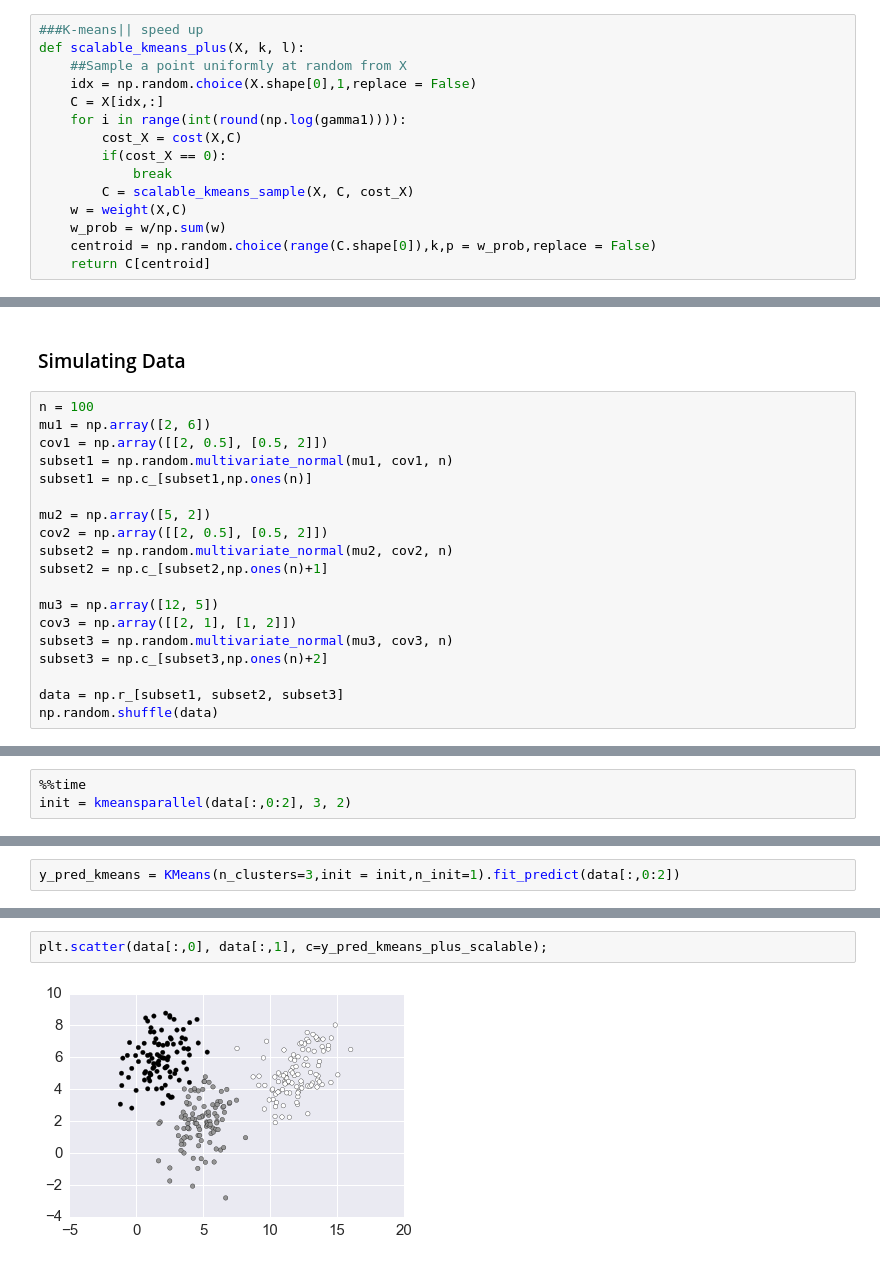
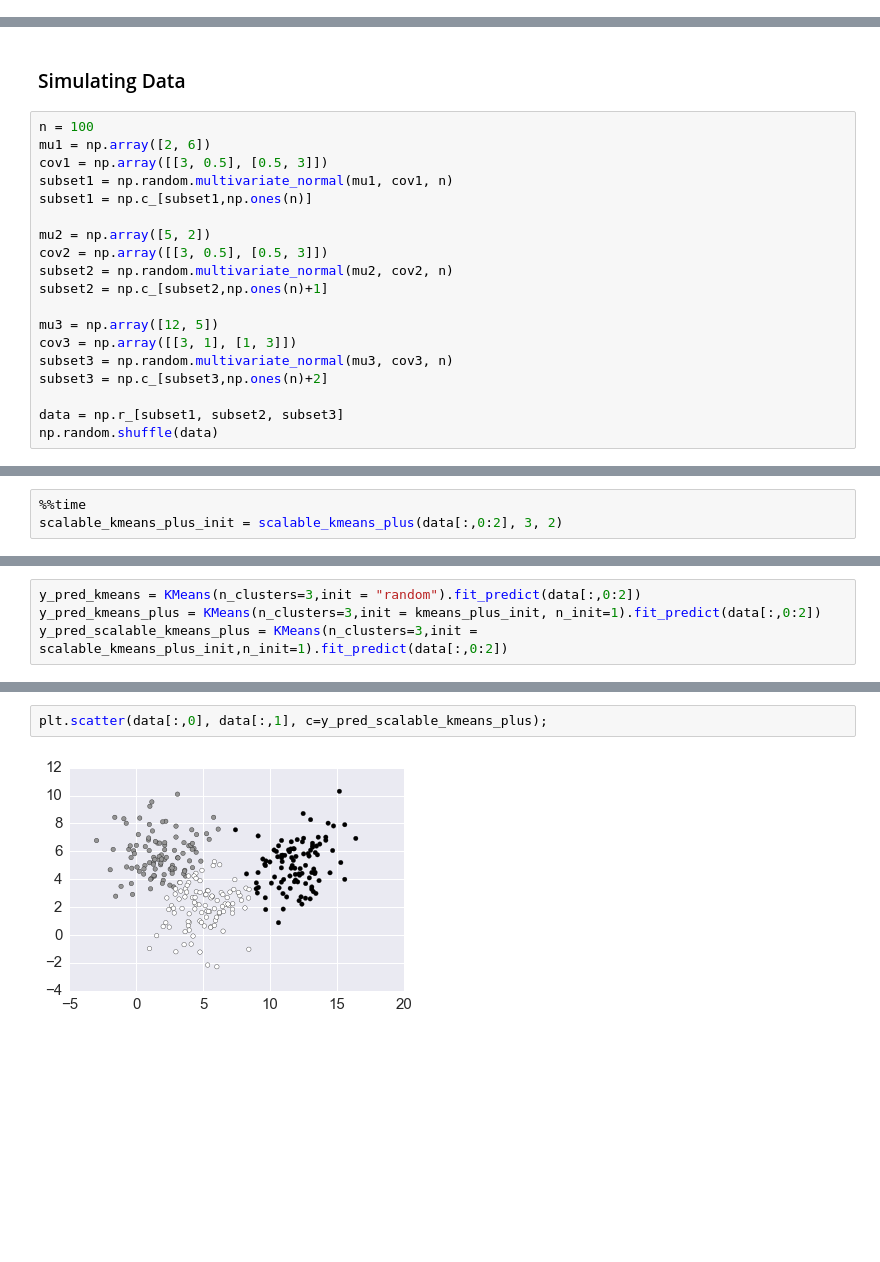
Before and after one commit to Mengrun/Sta_663_Statistical_Computation_Final_Project, a Jupyter notebook: Progress_Report_1.ipynb, the cells around one changed output, grey strips where cells are left out. Saved outputs shown, nothing was run; the diff lists cells and outputs as text; blank space fills up the shorter version.

```diff
--- a/Progress_Report_1.ipynb
+++ b/Progress_Report_1.ipynb
@@ -281,18 +212,3 @@ def kmeansparallel1(X_ori,k,l):
     w_prob = w/np.sum(w)
     centroid = np.random.choice(range(C.shape[0]),k,p = w_prob,replace = False)
     return C[centroid]
-# %%
-###K-means|| speed up
-def scalable_kmeans_plus(X, k, l):
-    ##Sample a point uniformly at random from X
-    idx = np.random.choice(X.shape[0],1,replace = False)
-    C = X[idx,:]
-    for i in range(int(round(np.log(gamma1)))):
-        cost_X = cost(X,C)
-        if(cost_X == 0):
-            break
-        C = scalable_kmeans_sample(X, C, cost_X)
-    w = weight(X,C)
-    w_prob = w/np.sum(w)
-    centroid = np.random.choice(range(C.shape[0]),k,p = w_prob,replace = False)
-    return C[centroid]
@@ -321,17 +217,17 @@ array([[ 10.49354882,   9.9904693 ,  10.08451009,  10.11806325,
 # %%
 n = 100
 mu1 = np.array([2, 6])
-cov1 = np.array([[2, 0.5], [0.5, 2]])
+cov1 = np.array([[3, 0.5], [0.5, 3]])
 subset1 = np.random.multivariate_normal(mu1, cov1, n)
 subset1 = np.c_[subset1,np.ones(n)]
 
 mu2 = np.array([5, 2])
-cov2 = np.array([[2, 0.5], [0.5, 2]])
+cov2 = np.array([[3, 0.5], [0.5, 3]])
 subset2 = np.random.multivariate_normal(mu2, cov2, n)
 subset2 = np.c_[subset2,np.ones(n)+1]
 
 mu3 = np.array([12, 5])
-cov3 = np.array([[2, 1], [1, 2]])
+cov3 = np.array([[3, 1], [1, 3]])
 subset3 = np.random.multivariate_normal(mu3, cov3, n)
 subset3 = np.c_[subset3,np.ones(n)+2]
 
@@ -346,4 +242,4 @@ Wall time: 3.91 s
 # %%
 %%time
-init = kmeansparallel(data[:,0:2], 3, 2)
+scalable_kmeans_plus_init = scalable_kmeans_plus(data[:,0:2], 3, 2)
 # %% [output]
@@ -352,2 +248,4 @@ Wall time: 547 ms
 # %%
-y_pred_kmeans = KMeans(n_clusters=3,init = init,n_init=1).fit_predict(data[:,0:2])
+y_pred_kmeans = KMeans(n_clusters=3,init = "random").fit_predict(data[:,0:2])
+y_pred_kmeans_plus = KMeans(n_clusters=3,init = kmeans_plus_init, n_init=1).fit_predict(data[:,0:2])
+y_pred_scalable_kmeans_plus = KMeans(n_clusters=3,init = scalable_kmeans_plus_init,n_init=1).fit_predict(data[:,0:2])
@@ -371,4 +264,4 @@ plt.scatter(data[:,0], data[:,1], c=y_pred_kmeans_plus);
 # %%
-plt.scatter(data[:,0], data[:,1], c=y_pred_kmeans_plus_scalable);
+plt.scatter(data[:,0], data[:,1], c=y_pred_scalable_kmeans_plus);
 # %% [output]
-[figure, old version]
+[figure, new version]
```
Also changed, not shown: parts of 34 cells of this notebook.
